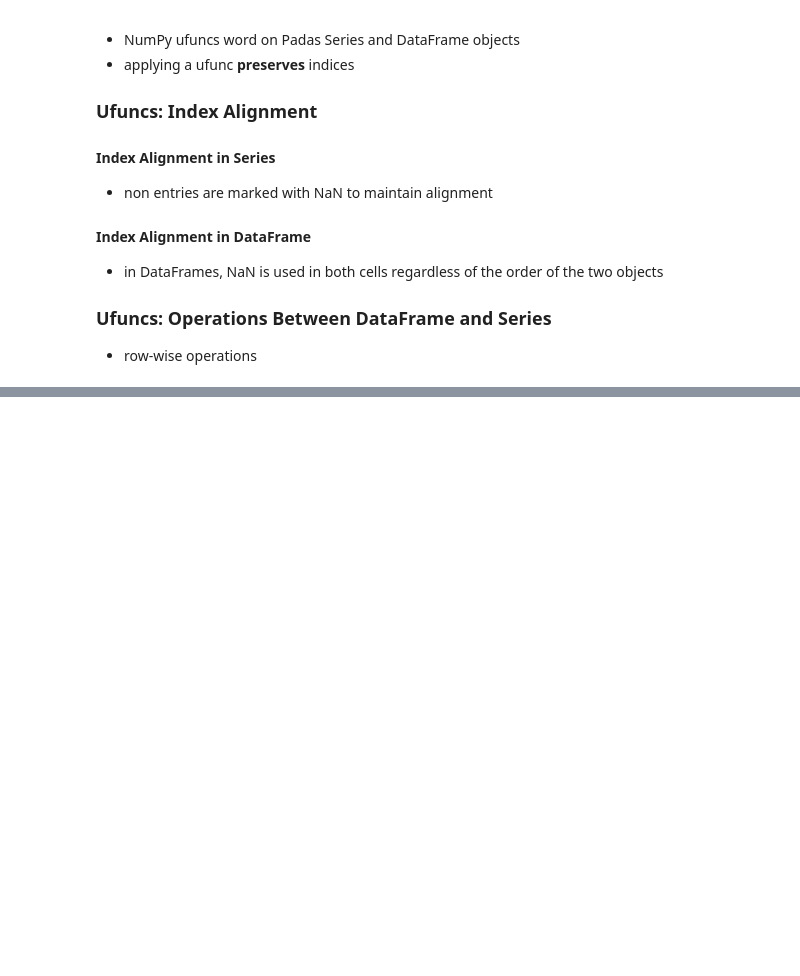
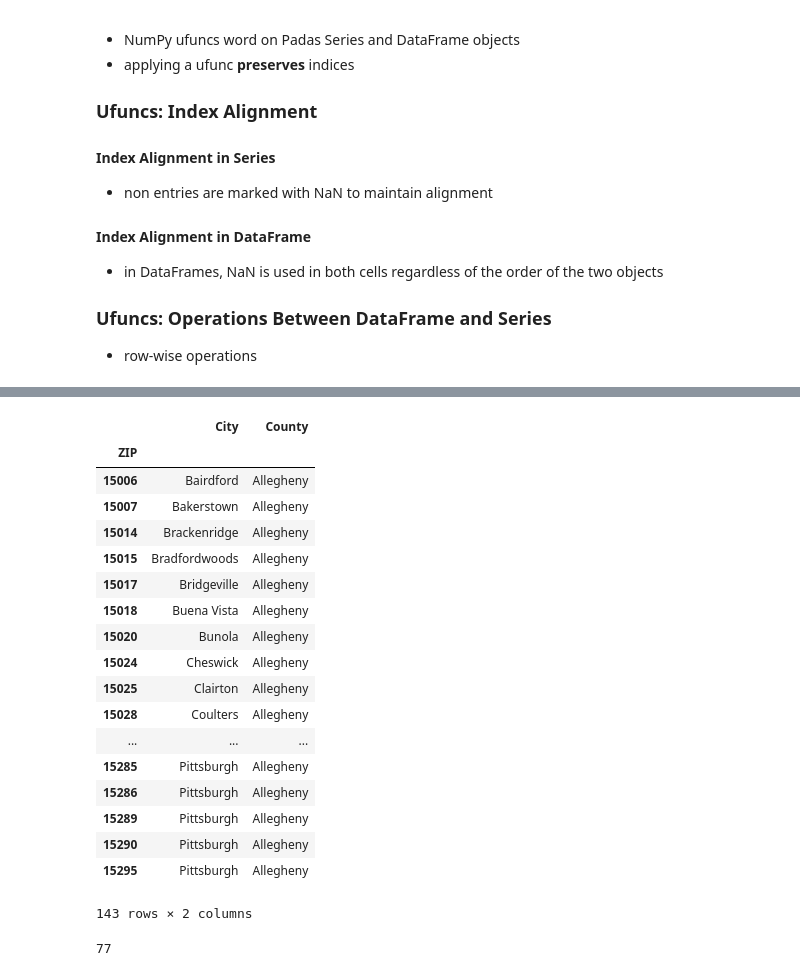
Before and after one commit to mmj32/Class-Practice-Repo, a Jupyter notebook: todo3/pandas_notes_chris.ipynb, the cells around one changed output, grey strips where cells are left out. Saved outputs shown, nothing was run; the diff lists cells and outputs as text; code cells hidden in the pictures; blank space fills up the shorter version.

```diff
--- a/todo3/pandas_notes_chris.ipynb
+++ b/todo3/pandas_notes_chris.ipynb
@@ -167,0 +256,29 @@ zip_codes
+# %%
+# return a new dataframe of zip codes in allegheny county
+allegheny = zip_codes[zip_codes['County'] == 'Allegheny']
+allegheny
+# %% [output]
+|  | City | County |
+| ZIP |  |  |
+| 15006 | Bairdford | Allegheny |
+| 15007 | Bakerstown | Allegheny |
+| 15014 | Brackenridge | Allegheny |
+| 15015 | Bradfordwoods | Allegheny |
+| 15017 | Bridgeville | Allegheny |
+| 15018 | Buena Vista | Allegheny |
+| 15020 | Bunola | Allegheny |
+| 15024 | Cheswick | Allegheny |
+| 15025 | Clairton | Allegheny |
+| 15028 | Coulters | Allegheny |
+| ... | ... | ... |
+| 15285 | Pittsburgh | Allegheny |
+| 15286 | Pittsburgh | Allegheny |
+| 15289 | Pittsburgh | Allegheny |
+| 15290 | Pittsburgh | Allegheny |
+| 15295 | Pittsburgh | Allegheny |
+143 rows × 2 columns
+# %%
+pittsburgh = zip_codes[zip_codes['City'] == 'Pittsburgh']
+len(pittsburgh)
+# %% [output]
+77
```
Also changed, not shown: parts of 7 cells of this notebook.
